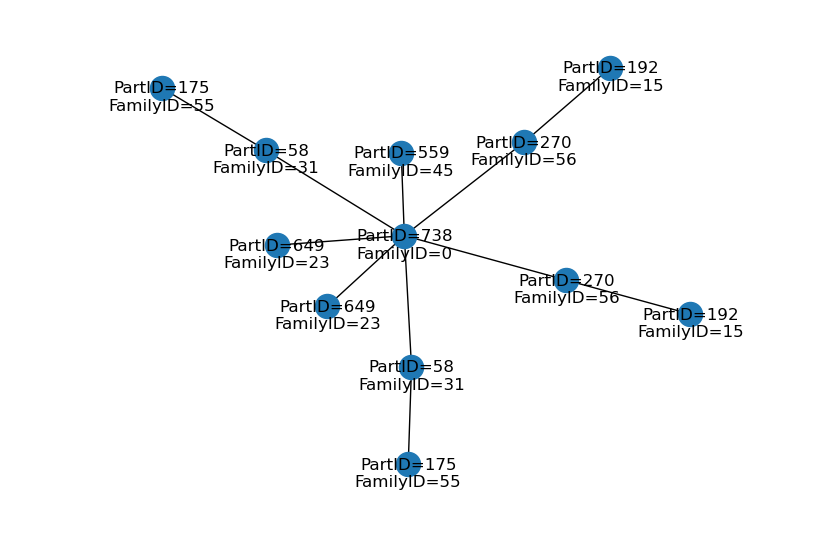
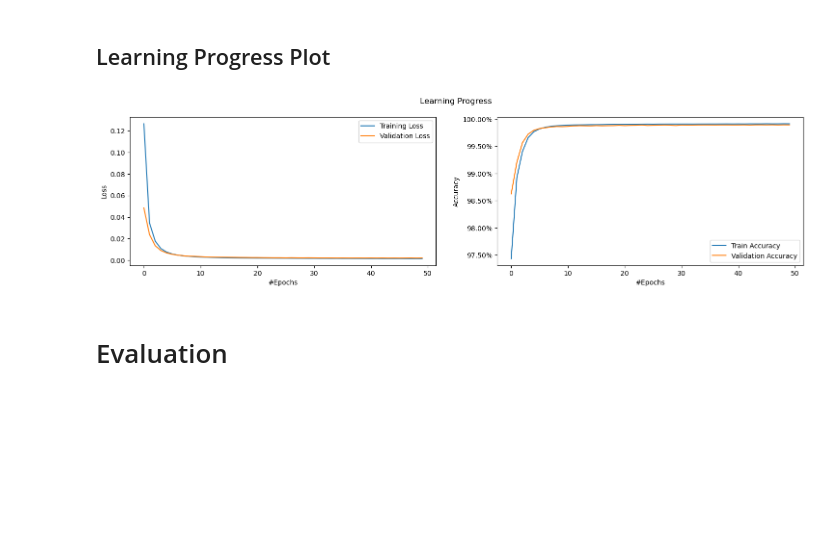
Before and after one commit to grashei/ai-project, a Jupyter notebook: neighbour_prediction_ffn.ipynb, the cells around one changed output. Drawn from its saved outputs; the diff is of its cells as text; code cells hidden in the pictures; blank space fills up the shorter version.

```diff
--- a/neighbour_prediction_ffn.ipynb
+++ b/neighbour_prediction_ffn.ipynb
@@ -96,0 +124,14 @@ def create_features(graph: Graph, fam_mapping: FamilyIdMapper) -> Tuple[List[Ten
+# %%
+def create_labels(graph: Graph, fam_mapping: FamilyIdMapping) -> List[Tensor]:
+    label_tensors = []
+
+    num_different_family_ids = len(fam_mapping)
+    edges = graph.get_edges()
+
+    for node in sorted(graph.get_nodes()):
+        target_tensor = torch.zeros(num_different_family_ids, dtype=torch.float)
+        for neighbour_node in edges[node]:
+            neighbour_node_dense_family_id = neighbour_node.get_part().get_dfid()
+            target_tensor[neighbour_node_dense_family_id] = 1
+        label_tensors.append(target_tensor)
+    return label_tensors
@@ -97,6 +142,4 @@ def create_features(graph: Graph, fam_mapping: FamilyIdMapper) -> Tuple[List[Ten
 # %%
-# split data into train, val and test - they are already shuffled
-
 train_upper = ceil(training_set_size_ratio * len(graphs))
 val_upper = ceil((training_set_size_ratio + validation_set_size_ratio) * len(graphs))
 
@@ -104,13 +147,17 @@ train_graphs = graphs[0:train_upper]
 val_graphs = graphs[train_upper:val_upper]
 test_graphs = graphs[val_upper:len(graphs) + 1]
 
+def create_features_and_labels(graph: Graph, fam_mapping: FamilyIdMapping) -> Tuple[List[Tensor], List[Tensor]]:
+    feature_tensors = create_features(graph.get_parts(), fam_mapping)
+    label_tensors = create_labels(graph, fam_mapping)
+    return feature_tensors, label_tensors
 
 class GraphDataset(Dataset):
     def __init__(self, graphs: List[Graph]):
         x_list = []
         y_list = []
         for graph in graphs:
-            x_per_graph, y_per_graph = create_features(graph, fam_mapping)
+            x_per_graph, y_per_graph = create_features_and_labels(graph, fam_mapping)
             x_list += x_per_graph
             y_list += y_per_graph
         self.x_tensor = torch.stack(x_list)
@@ -288,7 +237,23 @@ Edge accuracy: 0.8826195039452353
-# %%
-val_graphs[4].draw()
-# %% [output]
-[figure, removed]
+# %% [markdown]
+## Learning Progress Plot
+# %%
+fig, (ax1, ax2) = plt.subplots(nrows=1, ncols=2, figsize=(18, 4))
+
+ax1.set(xlabel='#Epochs', ylabel='Loss')
+fig.suptitle('Learning Progress')
+ax1.plot(train_losses, label="Training Loss")
+ax1.plot(val_losses, label="Validation Loss")
+ax1.legend()
+
+ax2.set(xlabel='#Epochs', ylabel='Accuracy')
+ax2.plot(train_accuracies, label="Train Accuracy")
+ax2.plot(val_accuracies, label="Validation Accuracy")
+ax2.legend()
+ax2.yaxis.set_major_formatter(FuncFormatter(lambda y, _: '{:.2%}'.format(y)))
+# %% [output]
+[figure, added]
+# %% [markdown]
+# Evaluation
 # %%
 cpu_model = model.cpu()
 
```
Also changed, not shown: parts of 20 cells of this notebook, 5 other files.
